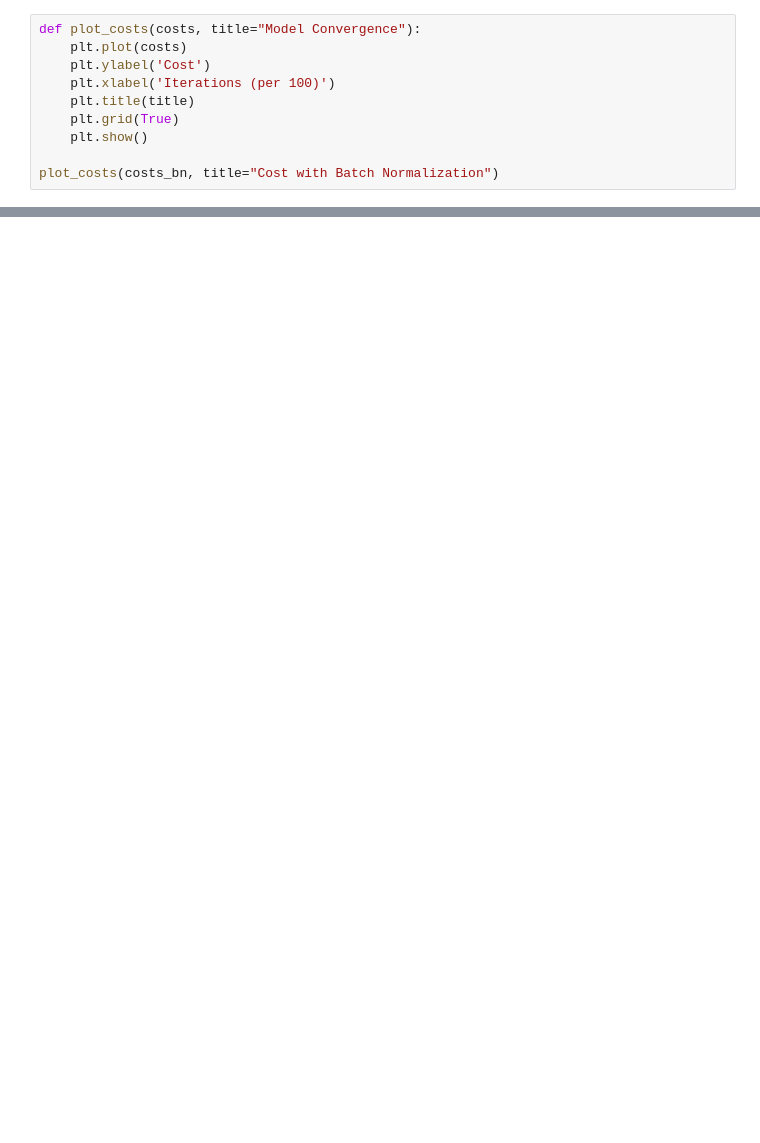
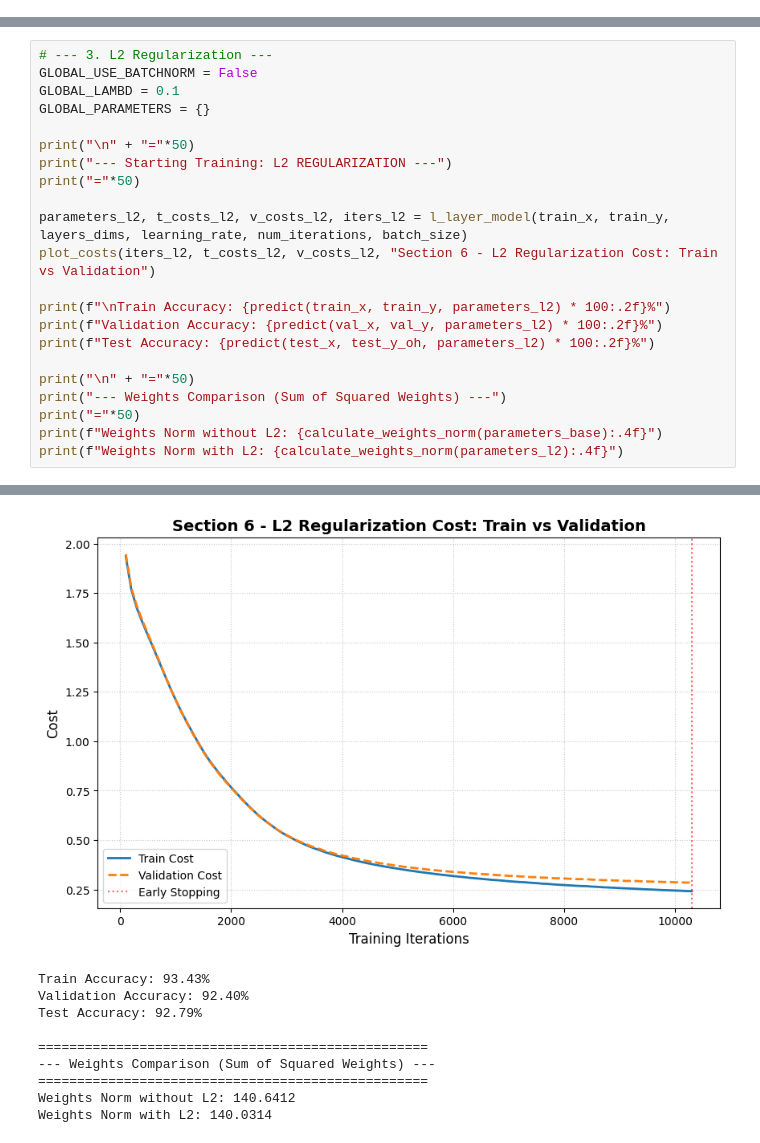
Before and after one commit to rotem053/Deep_Learning, a Jupyter notebook: Project1.ipynb, the cells around one changed output, grey strips where cells are left out. Cells and saved outputs as stored; diff of their text form; blank space fills up the shorter version.

```diff
--- a/Project1.ipynb
+++ b/Project1.ipynb
@@ -213,10 +0,0 @@ Layer | Avg Weight (No L2) | Avg Weight (With L2)
-# %%
-def plot_costs(costs, title="Model Convergence"):
-    plt.plot(costs)
-    plt.ylabel('Cost')
-    plt.xlabel('Iterations (per 100)')
-    plt.title(title)
-    plt.grid(True)
-    plt.show()
-
-plot_costs(costs_bn, title="Cost with Batch Normalization")
@@ -671,0 +364,23 @@ from dnn_model import l_layer_model, predict
+# %%
+# --- 3. L2 Regularization ---
+GLOBAL_USE_BATCHNORM = False
+GLOBAL_LAMBD = 0.1
+GLOBAL_PARAMETERS = {}
+
+print("\n" + "="*50)
+print("--- Starting Training: L2 REGULARIZATION ---")
+print("="*50)
+
+parameters_l2, t_costs_l2, v_costs_l2, iters_l2 = l_layer_model(train_x, train_y, layers_dims, learning_rate, num_iterations, batch_size)
+plot_costs(iters_l2, t_costs_l2, v_costs_l2, "Section 6 - L2 Regularization Cost: Train vs Validation")
+
+print(f"\nTrain Accuracy: {predict(train_x, train_y, parameters_l2) * 100:.2f}%")
+print(f"Validation Accuracy: {predict(val_x, val_y, parameters_l2) * 100:.2f}%")
+print(f"Test Accuracy: {predict(test_x, test_y_oh, parameters_l2) * 100:.2f}%")
+
+print("\n" + "="*50)
+print("--- Weights Comparison (Sum of Squared Weights) ---")
+print("="*50)
+print(f"Weights Norm without L2: {calculate_weights_norm(parameters_base):.4f}")
+print(f"Weights Norm with L2: {calculate_weights_norm(parameters_l2):.4f}")
+# %% [output]
@@ -671,0 +404,10 @@ from dnn_model import l_layer_model, predict
+[figure, added]
+Train Accuracy: 93.43%
+Validation Accuracy: 92.40%
+Test Accuracy: 92.79%
+
+==================================================
+--- Weights Comparison (Sum of Squared Weights) ---
+==================================================
+Weights Norm without L2: 140.6412
+Weights Norm with L2: 140.0314
```
Also changed, not shown: parts of 29 cells of this notebook, 1 other file.
